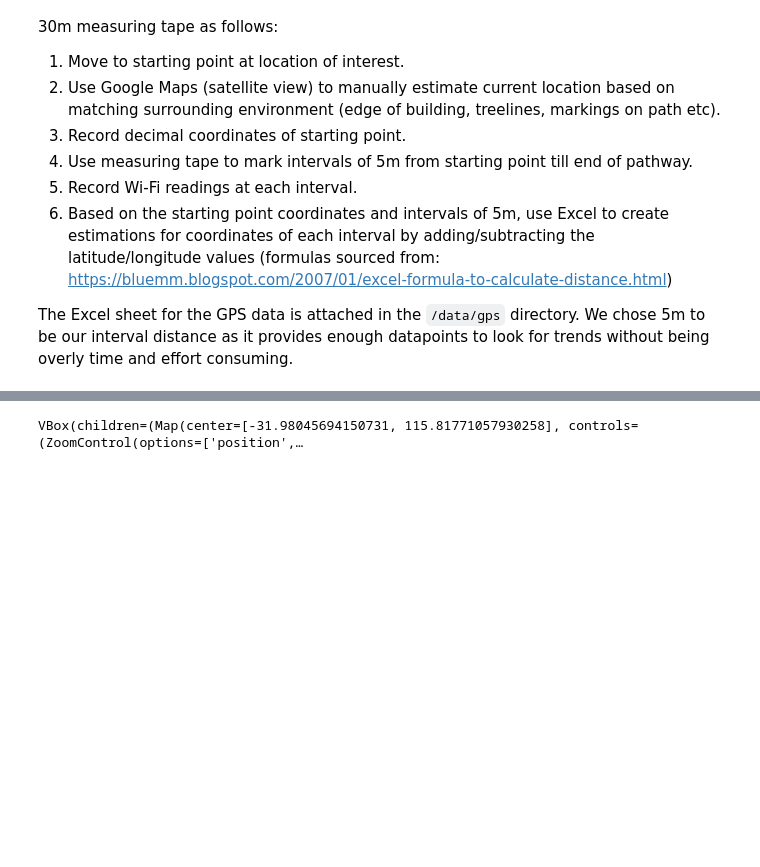
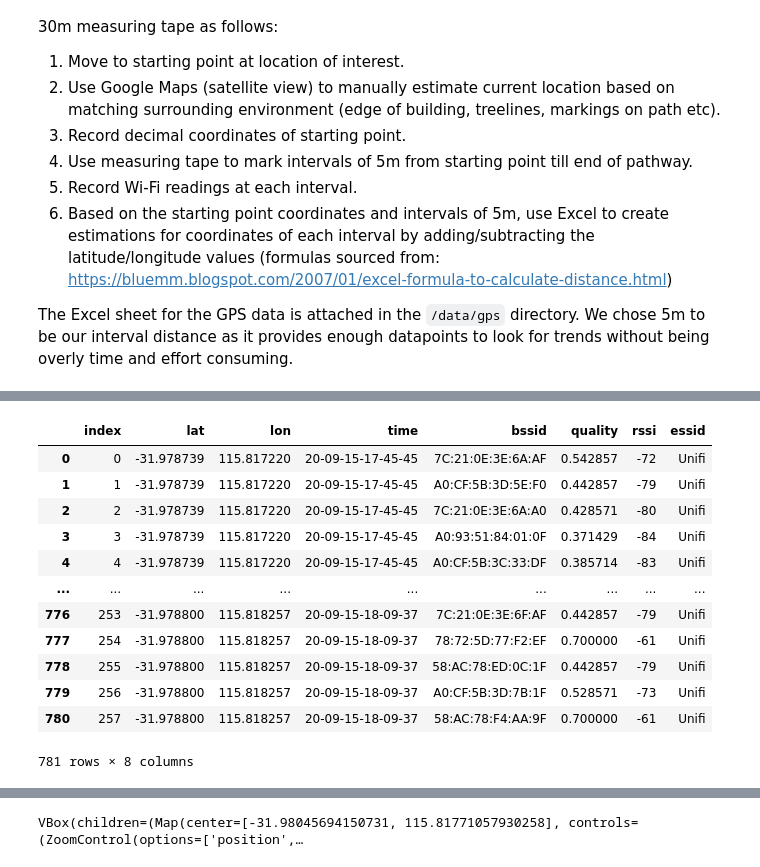
Before and after one commit to CyberFlameGO/uwa_wifi_scan, a Jupyter notebook: display_measurement.ipynb, the cells around one changed output, grey strips where cells are left out. Drawn from its saved outputs; the diff is of its cells as text; code cells hidden in the pictures; blank space fills up the shorter version.

```diff
--- a/display_measurement.ipynb
+++ b/display_measurement.ipynb
@@ -148,0 +187,17 @@ The Excel sheet for the GPS data is attached in the `/data/gps` directory. We ch
+# %%
+reid_path_data = load_wifi_at_location('reid')
+reid_path_data
+# %% [output]
+|  | index | lat | lon | time | bssid | quality | rssi | essid |
+| 0 | 0 | -31.978739 | 115.817220 | 20-09-15-17-45-45 | 7C:21:0E:3E:6A:AF | 0.542857 | -72 | Unifi |
+| 1 | 1 | -31.978739 | 115.817220 | 20-09-15-17-45-45 | A0:CF:5B:3D:5E:F0 | 0.442857 | -79 | Unifi |
+| 2 | 2 | -31.978739 | 115.817220 | 20-09-15-17-45-45 | 7C:21:0E:3E:6A:A0 | 0.428571 | -80 | Unifi |
+| 3 | 3 | -31.978739 | 115.817220 | 20-09-15-17-45-45 | A0:93:51:84:01:0F | 0.371429 | -84 | Unifi |
+| 4 | 4 | -31.978739 | 115.817220 | 20-09-15-17-45-45 | A0:CF:5B:3C:33:DF | 0.385714 | -83 | Unifi |
+| ... | ... | ... | ... | ... | ... | ... | ... | ... |
+| 776 | 253 | -31.978800 | 115.818257 | 20-09-15-18-09-37 | 7C:21:0E:3E:6F:AF | 0.442857 | -79 | Unifi |
+| 777 | 254 | -31.978800 | 115.818257 | 20-09-15-18-09-37 | 78:72:5D:77:F2:EF | 0.700000 | -61 | Unifi |
+| 778 | 255 | -31.978800 | 115.818257 | 20-09-15-18-09-37 | 58:AC:78:ED:0C:1F | 0.442857 | -79 | Unifi |
+| 779 | 256 | -31.978800 | 115.818257 | 20-09-15-18-09-37 | A0:CF:5B:3D:7B:1F | 0.528571 | -73 | Unifi |
+| 780 | 257 | -31.978800 | 115.818257 | 20-09-15-18-09-37 | 58:AC:78:F4:AA:9F | 0.700000 | -61 | Unifi |
+781 rows × 8 columns
```
Also changed, not shown: parts of 25 cells of this notebook.
